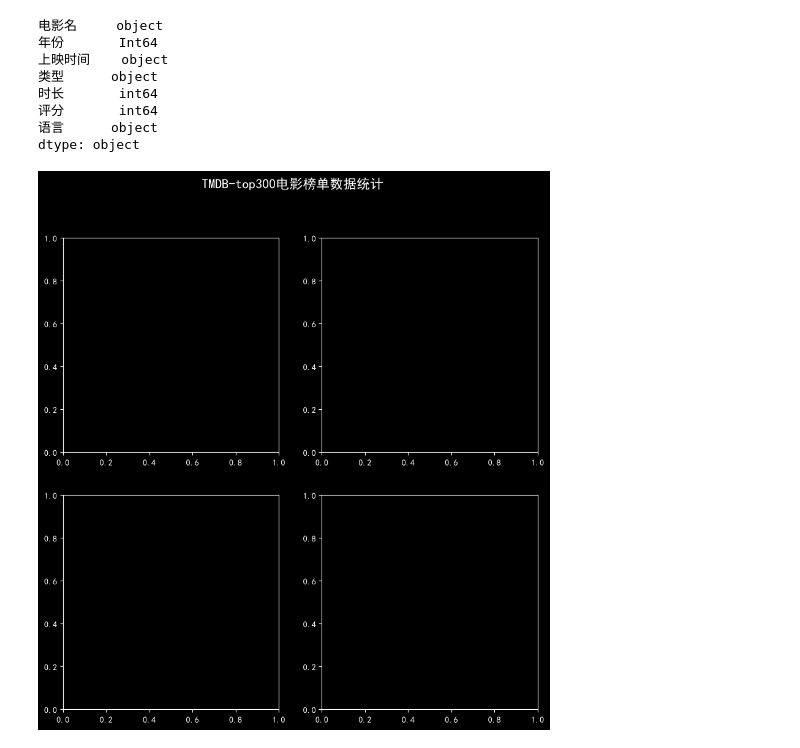
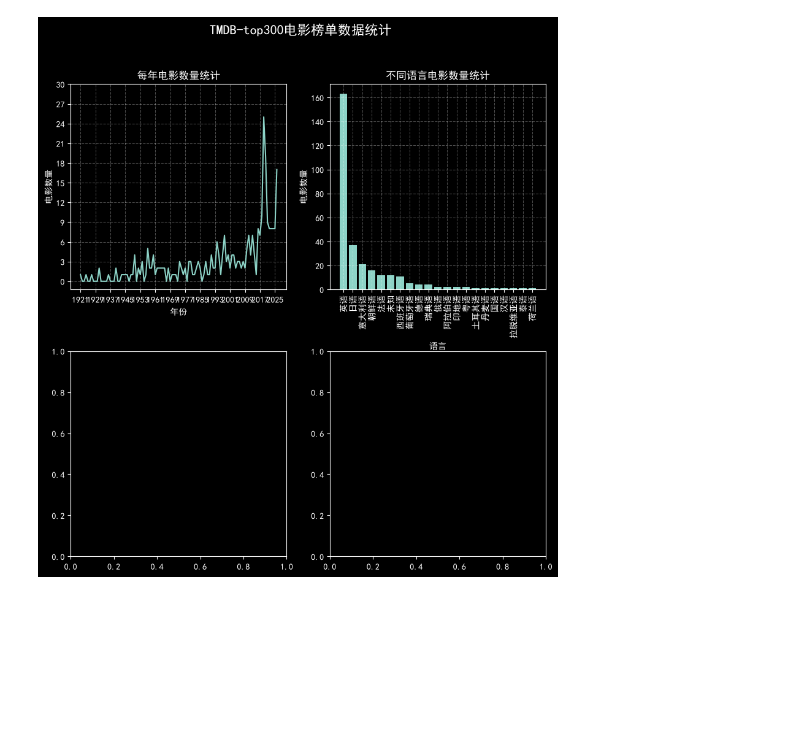
Before and after one commit to CloudMaker-cyber/python-ai, a Jupyter notebook: crawler/TMDB-top300电影榜单分析.ipynb, the cells around one changed output. Saved outputs shown, nothing was run; the diff lists cells and outputs as text; code cells hidden in the pictures; blank space fills up the shorter version.

Commit message:
数分案例：1.每年电影数量统计（折线）2.不同语言电影数量统计（柱状）

```diff
--- a/crawler/TMDB-top300电影榜单分析.ipynb
+++ b/crawler/TMDB-top300电影榜单分析.ipynb
@@ -1,32 +1,83 @@
 # %%
 import pandas as pd
 import matplotlib.pyplot as plt
 #展示中文
 plt.rcParams['font.sans-serif'] = ['SimHei']
 
 #创建子图
 fig, axes = plt.subplots(nrows=2, ncols=2, figsize=(10, 10))
 fig.suptitle('TMDB-top300电影榜单数据统计', fontsize=16, fontweight='bold')
+fig.subplots_adjust(hspace=0.3, wspace=0.2)
 
 #获取子图
 axes1 = axes[0, 0]
 axes2 = axes[0, 1]
 axes3 = axes[1, 0]
 axes4 = axes[1, 1]
 
 #加载数据电影名,年份,上映时间,类型,时长,评分,语言
 #int64 ：整型数字（不支持空值）;
 #Int64 ：整型数字（支持空值）
 #float64 ：浮点型数字（支持空值）;
-df = pd.read_csv('csv_data/movie_list.csv', nrows=30, usecols=['电影名', '年份', '上映时间', '类型', '时长', '评分', '语言'],dtype={'年份': 'Int64'})
-print(df.dtypes)
+df = pd.read_csv('csv_data/movie_list.csv', usecols=['电影名', '年份', '上映时间', '类型', '时长', '评分', '语言'],dtype={'年份': 'Int64'})
+#折线图统计每年电影数量
+#1.数据清洗
+#1.1缺失值，异常值处理
+df['年份'] = df['年份'].fillna(df['上映时间'].str[:4])
+
+#1.2分组统计
+year_count = df.groupby('年份')['年份'].count()
+
+#1.3组装数据
+#x轴数据
+min_year = year_count.index.min()
+max_year = year_count.index.max()
+x = [i for i in range(min_year, max_year+1)]
+
+#y轴数据
+y = [year_count.get(i, 0) for i in x]
+
+#2.绘制折线图
+axes1.plot(x, y)
+axes1.set_xlabel('年份')
+axes1.set_ylabel('电影数量')
+axes1.set_title('每年电影数量统计')
+
+axes1.set_xticks(x[::8])#设置x轴刻度
+y_ticks = [i for i in range(0, 31, 3)]#设置y轴刻度
+axes1.set_yticks(y_ticks)#设置y轴刻度
+axes1.grid(linestyle='--',alpha = 0.3)
+#2.柱状图统计不同语言电影数量
+#2.1数据清洗。用print(df.isnull().sum())来验证语言列没有空值
+# 2.1 识别语言列的脏数据
+money_mask = df['语言'].astype(str).str.startswith('$')   # 金额污染
+dash_mask  = df['语言'] == '-'                              # 缺失占位符
+# print('金额污染:', money_mask.sum(), '| 缺失标记:', dash_mask.sum())
+# print(df.loc[money_mask, ['电影名', '语言']])
+
+# 2.2 手动修正金额污染的电影语言
+fix_map = {
+    '火遮眼': '粤语',            # 港产片，实际以英语对白为主，可按需改成'英语'
+    '哪吒之魔童闹海': '国语',
+    'Top Gun: Maverick': '英语',
+}
+for name, lang in fix_map.items():
+    df.loc[df['电影名'] == name, '语言'] = lang
+
+# 2.3 处理缺失标记：统一归为'未知'（或按电影手动补，见下）
+df.loc[dash_mask, '语言'] = '未知'
+df.loc[df['语言'] == 'Cantonese', '语言'] = '粤语'   # 统一中文命名
+
+#2.2获取不同语言电影数量
+language_count = df.groupby('语言')['语言'].count().sort_values(ascending=False)
+#print(language_count)
+#绘制柱状图
+axes2.bar(language_count.index, language_count.values)
+
+axes2.set_xlabel('语言')
+axes2.set_ylabel('电影数量')
+axes2.set_title('不同语言电影数量统计')
+axes2.grid(linestyle='--',alpha = 0.3)
+axes2.tick_params(axis='x', rotation=90)
 # %% [output]
-电影名     object
-年份       Int64
-上映时间    object
-类型      object
-时长       int64
-评分       int64
-语言      object
-dtype: object
-[figure, old version]
+[figure, new version]
```
